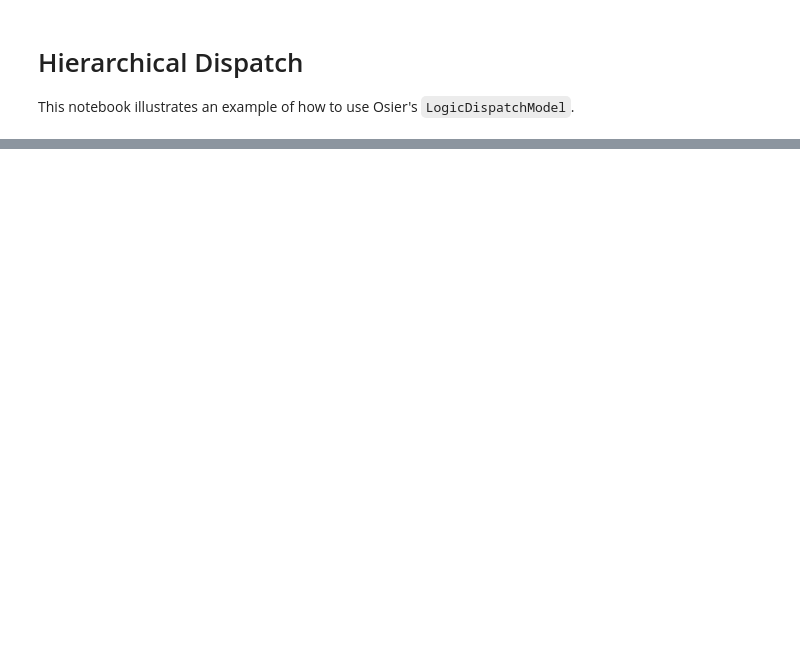
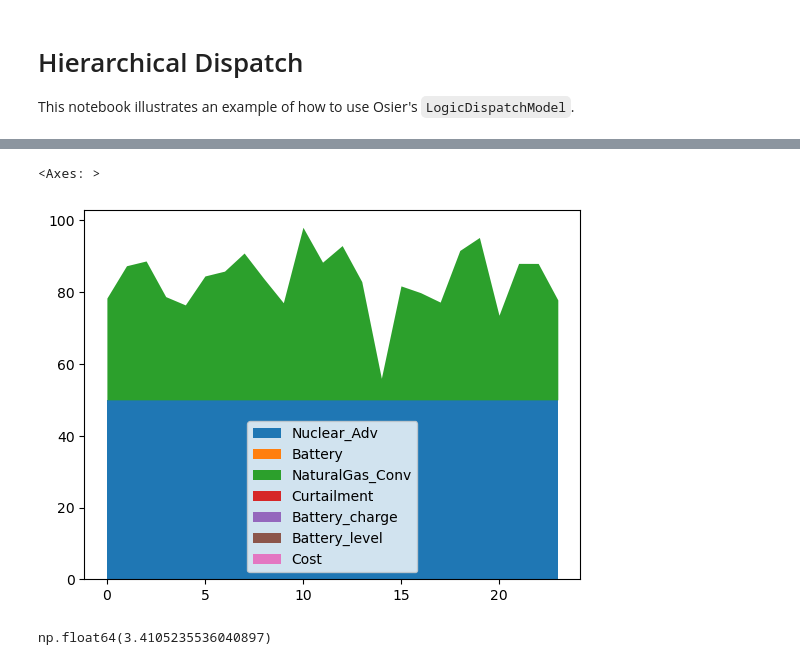
Before and after one commit to arfc/osier, a Jupyter notebook: docs/source/examples/hierarchical_dispatch.ipynb, the cells around one changed output, grey strips where cells are left out. Cells and saved outputs as stored; diff of their text form; code cells hidden in the pictures; blank space fills up the shorter version.

Commit message:
updates logic dispatch and example notebook

```diff
--- a/docs/source/examples/hierarchical_dispatch.ipynb
+++ b/docs/source/examples/hierarchical_dispatch.ipynb
@@ -68 +99,19 @@ print(model.technology_list)
+# %%
+data = {}
+for t in model.technology_list:
+    if t.technology_type == 'storage':
+        if len(t.power_history) == 0:
+            data[f"{t.technology_name}_charge"] = np.zeros(len(model.net_demand))
+        else:
+            data[f"{t.technology_name}_charge"] = unyt_array(t.power_history).to_ndarray()
+        if len(t.storage_history) == 0:
+            data[f"{t.technology_name}_level"] = np.zeros(len(model.net_demand))
+        else:
+            data[f"{t.technology_name}_level"] = unyt_array(t.storage_history).to_ndarray()
+    else:
+        if len(t.power_history) == 0:
+            data[t.technology_name] = np.zeros(len(model.net_demand))
+        else:
+            data[t.technology_name] = unyt_array(t.power_history).to_ndarray()
+# results = pd.DataFrame(data)
 # %%
@@ -127,0 +162,3 @@ battery.technology_name
+# %%
+original_model = DispatchModel(technology_list=[t for t in tech_list if t.dispatchable],
+                           net_demand=net_demand)
@@ -127,0 +170,5 @@ battery.technology_name
+# %%
+original_model.results.plot.area(lw=0)
+# %% [output]
+<Axes: >
+[figure, added]
@@ -127,0 +186,4 @@ battery.technology_name
+# %%
+(np.array(logic_time)/10*1e3).std()
+# %% [output]
+np.float64(3.4105235536040897)
```
Also changed, not shown: parts of 30 cells of this notebook, 1 other file.
